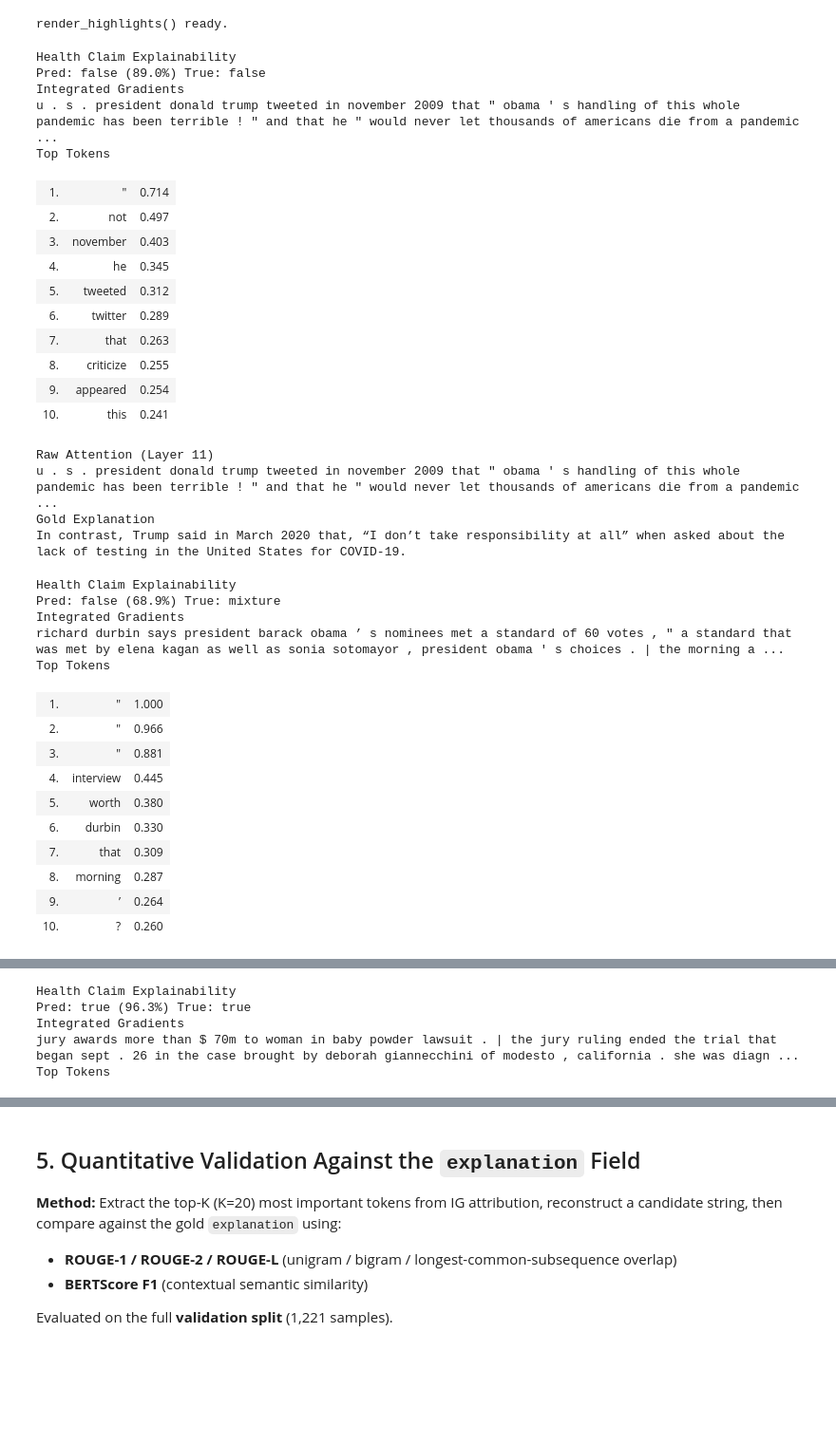
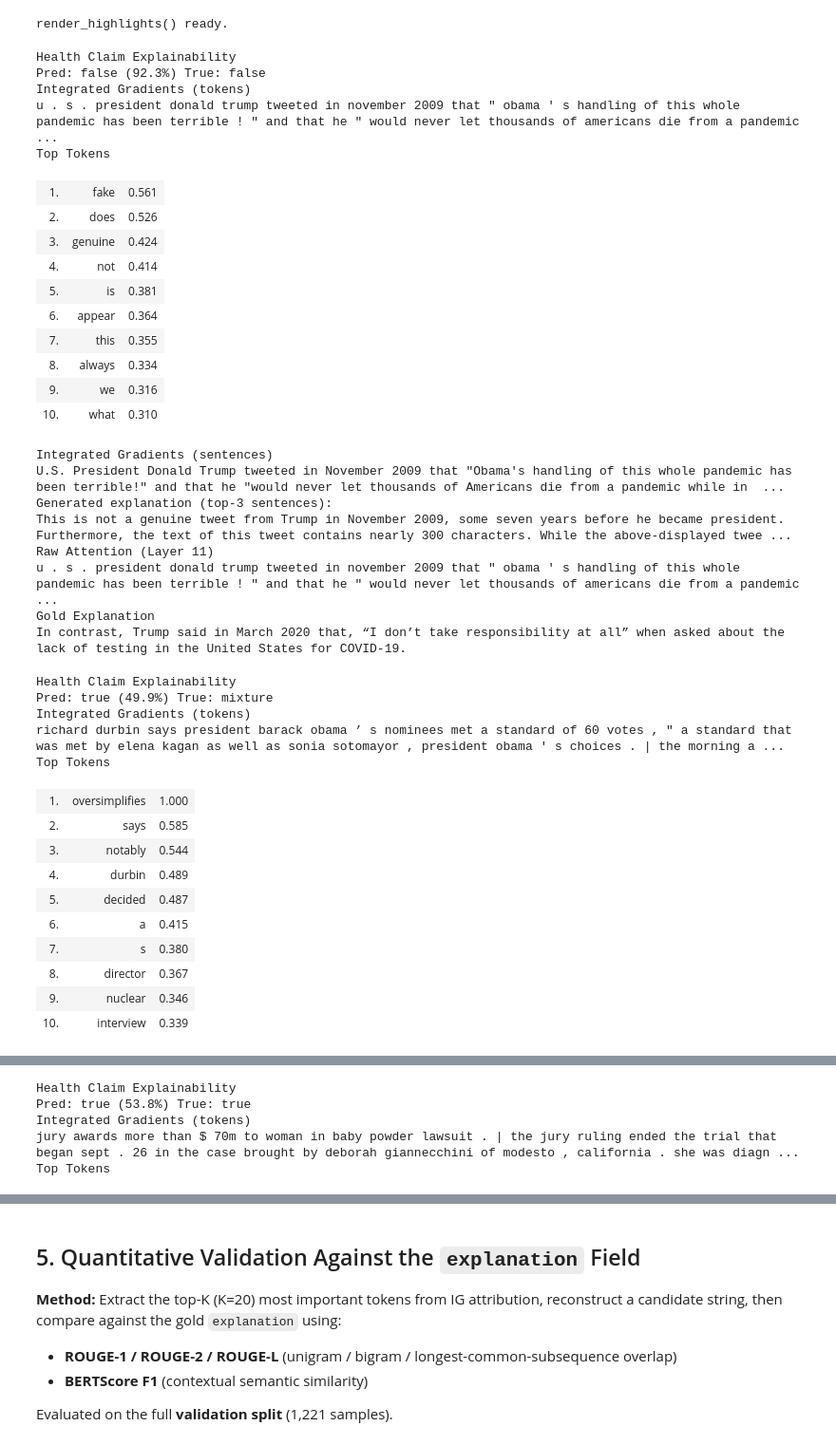
Before and after one commit to Gusgus127/ASHO-UAB-Fake-News-Prediction, a Jupyter notebook: explainability.ipynb, the cells around one changed output, grey strips where cells are left out. Shown at 95% size. Cells and saved outputs as stored; diff of their text form; code cells hidden in the pictures; blank space fills up the shorter version.

Commit message:
explainability using sentences

```diff
--- a/explainability.ipynb
+++ b/explainability.ipynb
@@ -30,7 +30,7 @@ sns.set_style('whitegrid')
 
 # ── paths ──────────────────────────────────────────────────────────────────────
 DATA_DIR = '/kaggle/input/datasets/noasolcasale/pubhealth-gusgus127/PUBHEALTH'
-MODEL_PATH = '/kaggle/input/datasets/noasolcasale/pubhealth-gusgus127/pubmedbert_pubhealth_best/pubmedbert_pubhealth_best'
+MODEL_PATH = '/kaggle/input/datasets/noasolcasale/pubhealth-gusgus127/pubmedbert_smart_quick_best/pubmedbert_smart_quick_best'
 
 # unzip if needed (model was zipped at end of baseline notebook)
 #if not os.path.exists(MODEL_PATH):
@@ -229,0 +230,17 @@ Top-5 IG tokens: ['[SEP]', 'item', '##ker', '2007', 'about']
+# %%
+import re
+
+def split_into_spans(text, mode='sentence'):
+    """
+    Split text into spans for group-level attribution.
+    mode='sentence' : split on . ? ! (keeps punctuation attached)
+    mode='clause'   : also split on , ; : — and em-dash
+    """
+    if mode == 'sentence':
+        pattern = r'(?<=[.?!])\s+'
+    else:
+        pattern = r'(?<=[.?!,;:])\s+'
+
+    spans = re.split(pattern, text.strip())
+    # Filter empty strings, keep order
+    return [s.strip() for s in spans if s.strip()]
@@ -403,48 +608,53 @@ render_highlights() ready.
 # %%
 # ── demo: one example per label class ──────────────────────────────────────────
 demo_rows = (
     test_df.groupby('label', group_keys=False)
            .apply(lambda g: g.sample(1, random_state=42))
            .reset_index(drop=True)
 )
 
 for _, row in demo_rows.iterrows():
     toks_ig,   ig_sc,   _, _, _ = get_ig_scores(row['text'])
     toks_attn, attn_sc, _, _    = get_attention_scores(row['text'])
-    html = render_highlights(row, ig_sc, attn_sc)
+    pairs_sorted, _, _, _       = get_span_ig_scores(row['text'])          # ← add
+    html = render_highlights(row, ig_sc, attn_sc, pairs_sorted=pairs_sorted)  # ← add kwarg
     display(HTML(html))
 # %% [output]
 Health Claim Explainability
-Pred: false (89.0%) True: false
-Integrated Gradients
+Pred: false (92.3%) True: false
+Integrated Gradients (tokens)
 u . s . president donald trump tweeted in november 2009 that " obama ' s handling of this whole pandemic has been terrible ! " and that he " would never let thousands of americans die from a pandemic  ...
 Top Tokens
-| 1. | " | 0.714 |
-| 2. | not | 0.497 |
-| 3. | november | 0.403 |
-| 4. | he | 0.345 |
-| 5. | tweeted | 0.312 |
-| 6. | twitter | 0.289 |
-| 7. | that | 0.263 |
-| 8. | criticize | 0.255 |
-| 9. | appeared | 0.254 |
-| 10. | this | 0.241 |
+| 1. | fake | 0.561 |
+| 2. | does | 0.526 |
+| 3. | genuine | 0.424 |
+| 4. | not | 0.414 |
+| 5. | is | 0.381 |
+| 6. | appear | 0.364 |
+| 7. | this | 0.355 |
+| 8. | always | 0.334 |
+| 9. | we | 0.316 |
+| 10. | what | 0.310 |
+Integrated Gradients (sentences)
+U.S. President Donald Trump tweeted in November 2009 that "Obama's handling of this whole pandemic has been terrible!" and that he "would never let thousands of Americans die from a pandemic while in  ...
+Generated explanation (top-3 sentences):
+This is not a genuine tweet from Trump in November 2009, some seven years before he became president. Furthermore, the text of this tweet contains nearly 300 characters. While the above-displayed twee ...
 Raw Attention (Layer 11)
 u . s . president donald trump tweeted in november 2009 that " obama ' s handling of this whole pandemic has been terrible ! " and that he " would never let thousands of americans die from a pandemic  ...
 Gold Explanation
 In contrast, Trump said in March 2020 that, “I don’t take responsibility at all” when asked about the lack of testing in the United States for COVID-19.
 Health Claim Explainability
-Pred: false (68.9%) True: mixture
-Integrated Gradients
+Pred: true (49.9%) True: mixture
+Integrated Gradients (tokens)
 richard durbin says president barack obama ’ s nominees met a standard of 60 votes , " a standard that was met by elena kagan as well as sonia sotomayor , president obama ' s choices . | the morning a ...
 Top Tokens
-| 1. | " | 1.000 |
-| 2. | " | 0.966 |
-| 3. | " | 0.881 |
-| 4. | interview | 0.445 |
-| 5. | worth | 0.380 |
-| 6. | durbin | 0.330 |
-| 7. | that | 0.309 |
-| 8. | morning | 0.287 |
-| 9. | ’ | 0.264 |
-| 10. | ? | 0.260 |
+| 1. | oversimplifies | 1.000 |
+| 2. | says | 0.585 |
+| 3. | notably | 0.544 |
+| 4. | durbin | 0.489 |
+| 5. | decided | 0.487 |
+| 6. | a | 0.415 |
+| 7. | s | 0.380 |
+| 8. | director | 0.367 |
+| 9. | nuclear | 0.346 |
+| 10. | interview | 0.339 |
@@ -453,7 +667,7 @@ richard durbin says president barack obama ’ s nominees met a standard of 60 v
 Gold Explanation
 In an interview on MSNBC’s Morning Joe show, Durbin said Obama’s nominees met a standard of 60 votes, "a standard that was met by Elena Kagan as well as Sonia Sotomayor, President Obama's choices." Ob ...
 Health Claim Explainability
-Pred: true (96.3%) True: true
-Integrated Gradients
+Pred: true (53.8%) True: true
+Integrated Gradients (tokens)
 jury awards more than $ 70m to woman in baby powder lawsuit . | the jury ruling ended the trial that began sept . 26 in the case brought by deborah giannecchini of modesto , california . she was diagn ...
 Top Tokens
```
Also changed, not shown: parts of 14 cells of this notebook, 1 other file.
